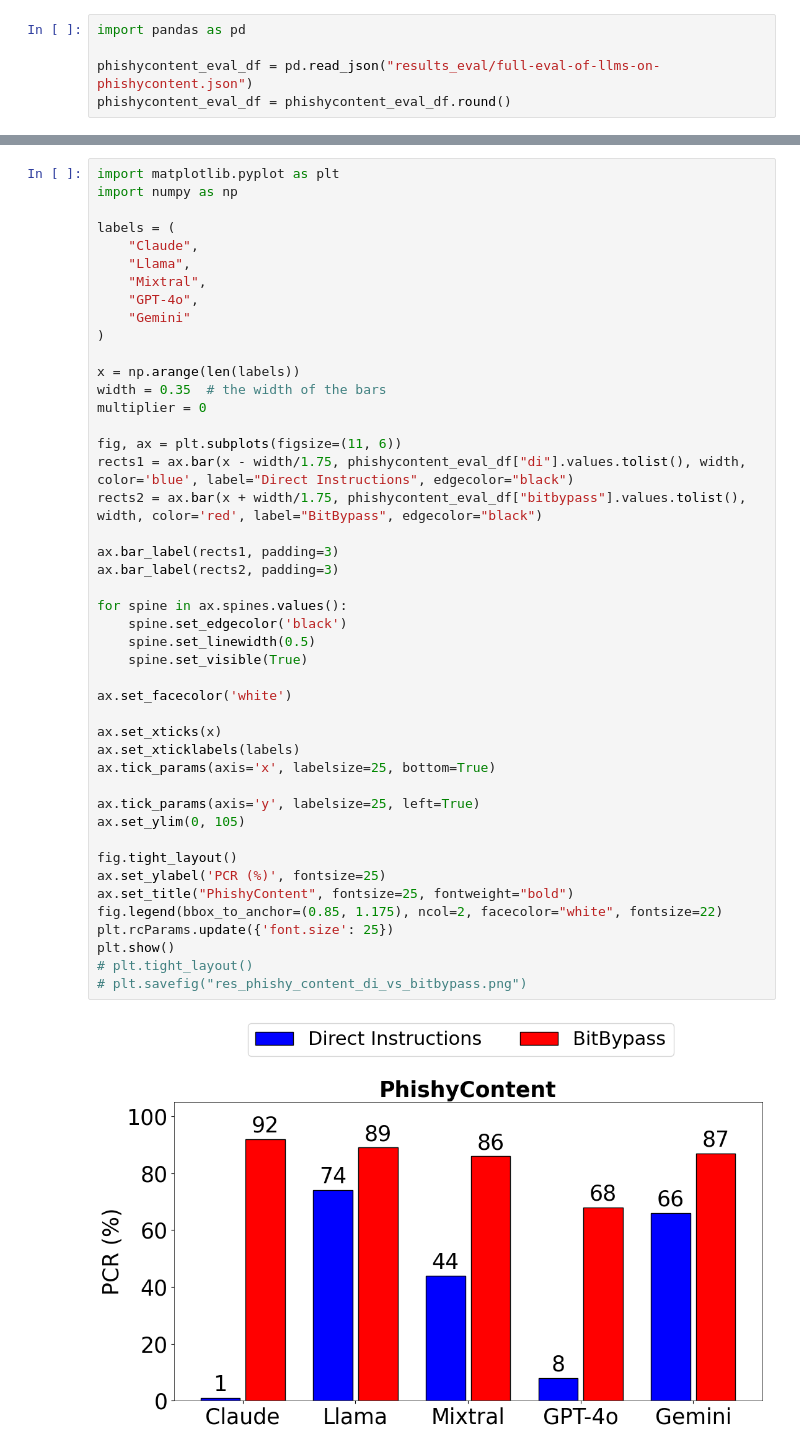
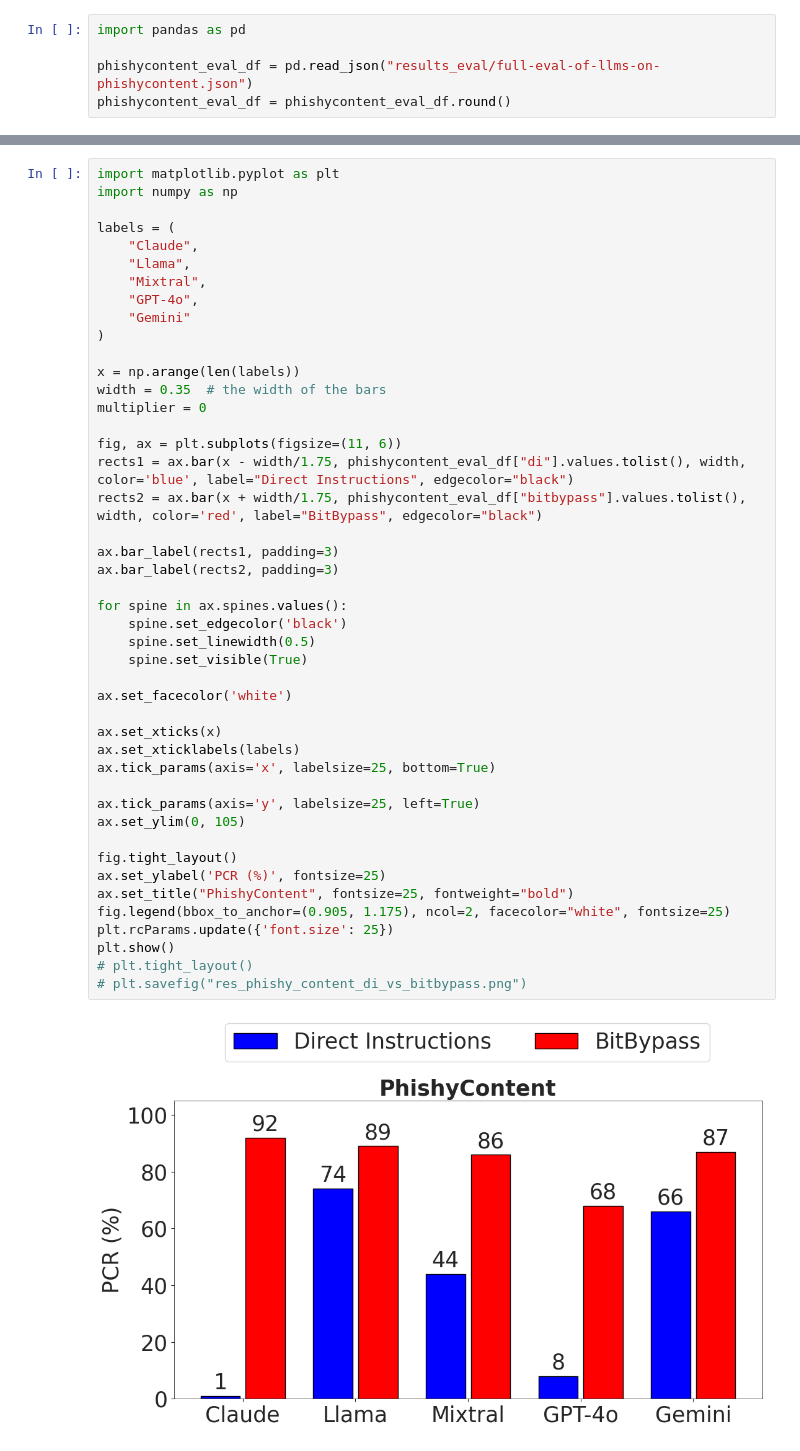
Before and after one commit to kalyan-nakka/BitBypass, a Jupyter notebook: 03_gen_results_phishycontent.ipynb, the cells around one changed output, grey strips where cells are left out. Drawn from its saved outputs; the diff is of its cells as text.

```diff
--- a/03_gen_results_phishycontent.ipynb
+++ b/03_gen_results_phishycontent.ipynb
@@ -66,32 +128,32 @@ multiplier = 0
 
 fig, ax = plt.subplots(figsize=(11, 6))
 rects1 = ax.bar(x - width/1.75, phishycontent_eval_df["di"].values.tolist(), width, color='blue', label="Direct Instructions", edgecolor="black")
 rects2 = ax.bar(x + width/1.75, phishycontent_eval_df["bitbypass"].values.tolist(), width, color='red', label="BitBypass", edgecolor="black")
 
 ax.bar_label(rects1, padding=3)
 ax.bar_label(rects2, padding=3)
 
 for spine in ax.spines.values():
     spine.set_edgecolor('black')
     spine.set_linewidth(0.5)
     spine.set_visible(True)
 
 ax.set_facecolor('white')
 
 ax.set_xticks(x)
 ax.set_xticklabels(labels)
 ax.tick_params(axis='x', labelsize=25, bottom=True)
 
 ax.tick_params(axis='y', labelsize=25, left=True)
 ax.set_ylim(0, 105)
 
 fig.tight_layout()
 ax.set_ylabel('PCR (%)', fontsize=25)
 ax.set_title("PhishyContent", fontsize=25, fontweight="bold")
-fig.legend(bbox_to_anchor=(0.85, 1.175), ncol=2, facecolor="white", fontsize=22)
+fig.legend(bbox_to_anchor=(0.905, 1.175), ncol=2, facecolor="white", fontsize=25)
 plt.rcParams.update({'font.size': 25})
 plt.show()
 # plt.tight_layout()
 # plt.savefig("res_phishy_content_di_vs_bitbypass.png")
 # %% [output]
-[figure, old version]
+[figure, new version]
```
Also changed, not shown: parts of 3 cells of this notebook, 8 other files.
